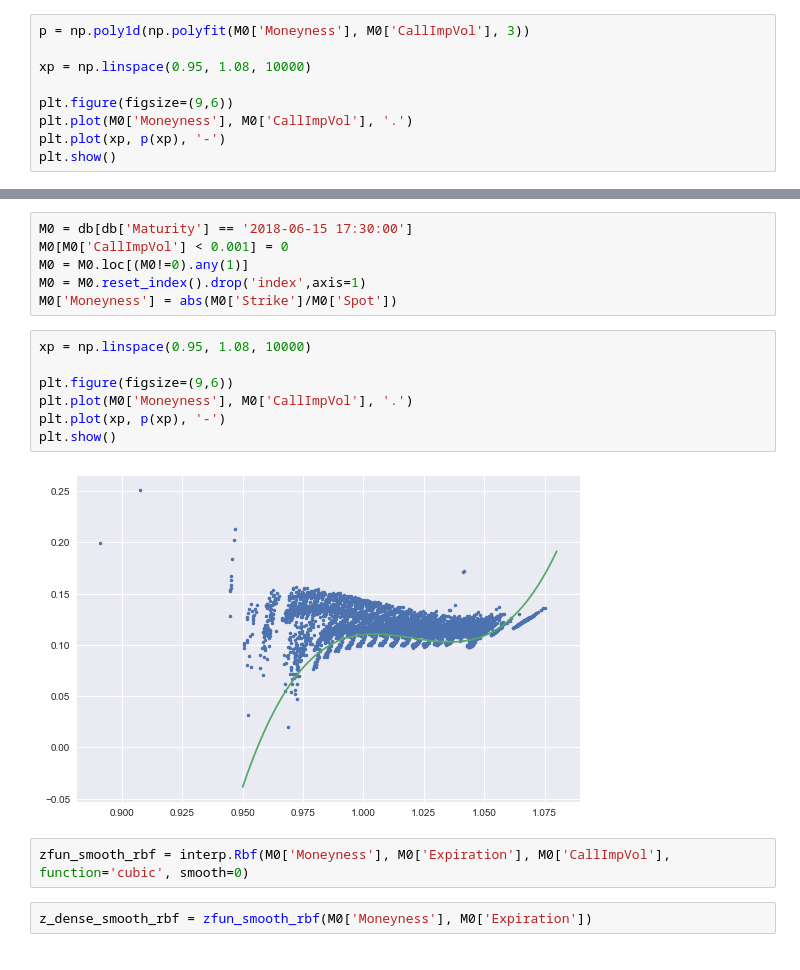
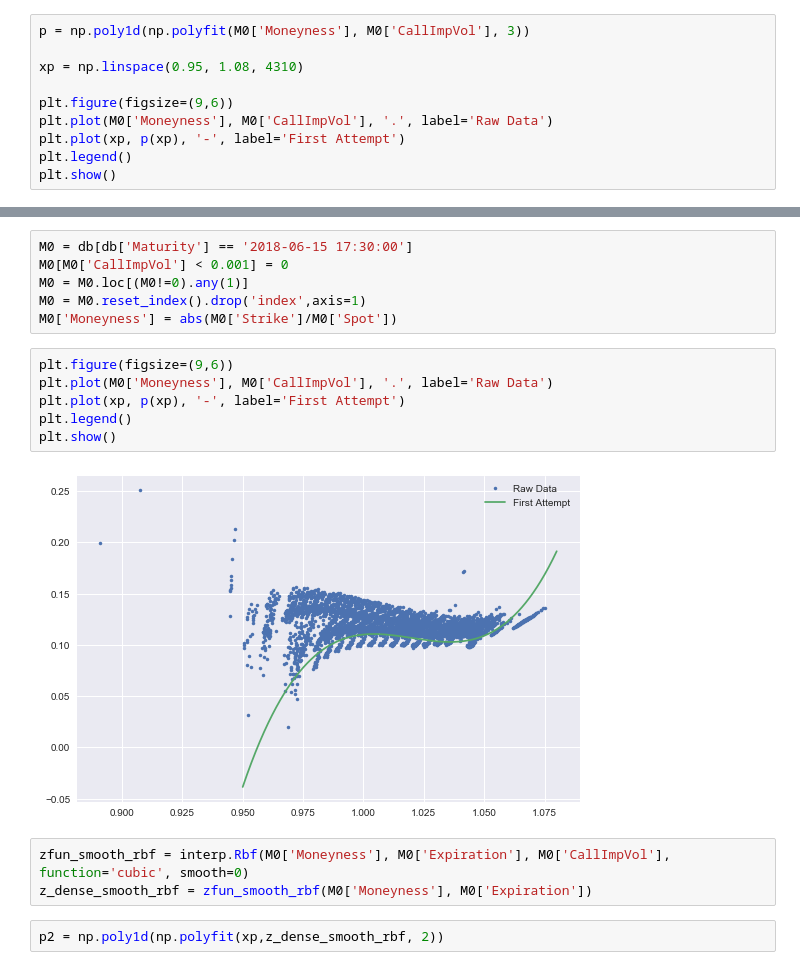
Before and after one commit to LongOnly/Implied-Volatility-Modelling, a Jupyter notebook: Implied Volatility Modelling.ipynb, the cells around one changed output, grey strips where cells are left out. Cells and saved outputs as stored; diff of their text form.

```diff
--- a/Implied Volatility Modelling.ipynb
+++ b/Implied Volatility Modelling.ipynb
@@ -24,10 +24,11 @@ M0['Moneyness'] = abs(M0['Strike']/M0['Spot'])
 # %%
 p = np.poly1d(np.polyfit(M0['Moneyness'], M0['CallImpVol'], 3))
 
-xp = np.linspace(0.95, 1.08, 10000)
+xp = np.linspace(0.95, 1.08, 4310)
 
 plt.figure(figsize=(9,6))
-plt.plot(M0['Moneyness'], M0['CallImpVol'], '.')
-plt.plot(xp, p(xp), '-')
+plt.plot(M0['Moneyness'], M0['CallImpVol'], '.', label='Raw Data')
+plt.plot(xp, p(xp), '-', label='First Attempt')
+plt.legend()
 plt.show()
 # %% [output]
@@ -39,15 +40,15 @@ M0 = M0.loc[(M0!=0).any(1)]
 M0 = M0.reset_index().drop('index',axis=1)
 M0['Moneyness'] = abs(M0['Strike']/M0['Spot'])
 # %%
-xp = np.linspace(0.95, 1.08, 10000)
-
 plt.figure(figsize=(9,6))
-plt.plot(M0['Moneyness'], M0['CallImpVol'], '.')
-plt.plot(xp, p(xp), '-')
+plt.plot(M0['Moneyness'], M0['CallImpVol'], '.', label='Raw Data')
+plt.plot(xp, p(xp), '-', label='First Attempt')
+plt.legend()
 plt.show()
 # %% [output]
-[figure, old version]
+[figure, new version]
 # %%
 zfun_smooth_rbf = interp.Rbf(M0['Moneyness'], M0['Expiration'], M0['CallImpVol'], function='cubic', smooth=0)
+z_dense_smooth_rbf = zfun_smooth_rbf(M0['Moneyness'], M0['Expiration'])
-# %%
-z_dense_smooth_rbf = zfun_smooth_rbf(M0['Moneyness'], M0['Expiration'])
+# %%
+p2 = np.poly1d(np.polyfit(xp,z_dense_smooth_rbf, 2))
```
Also changed, not shown: parts of 3 cells of this notebook.
